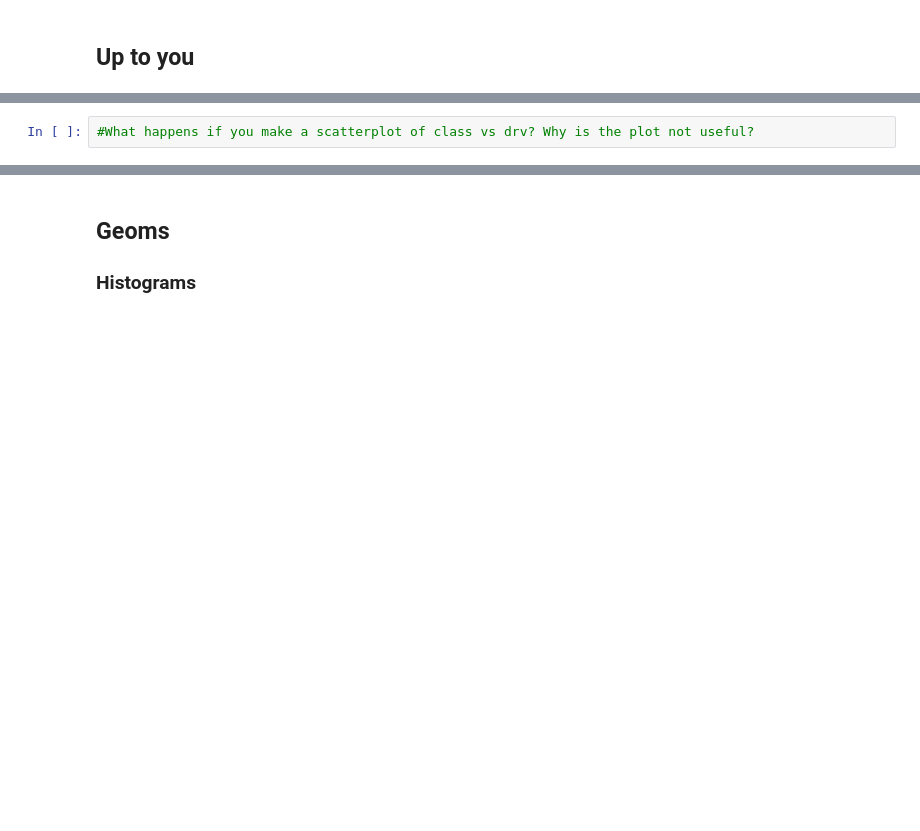
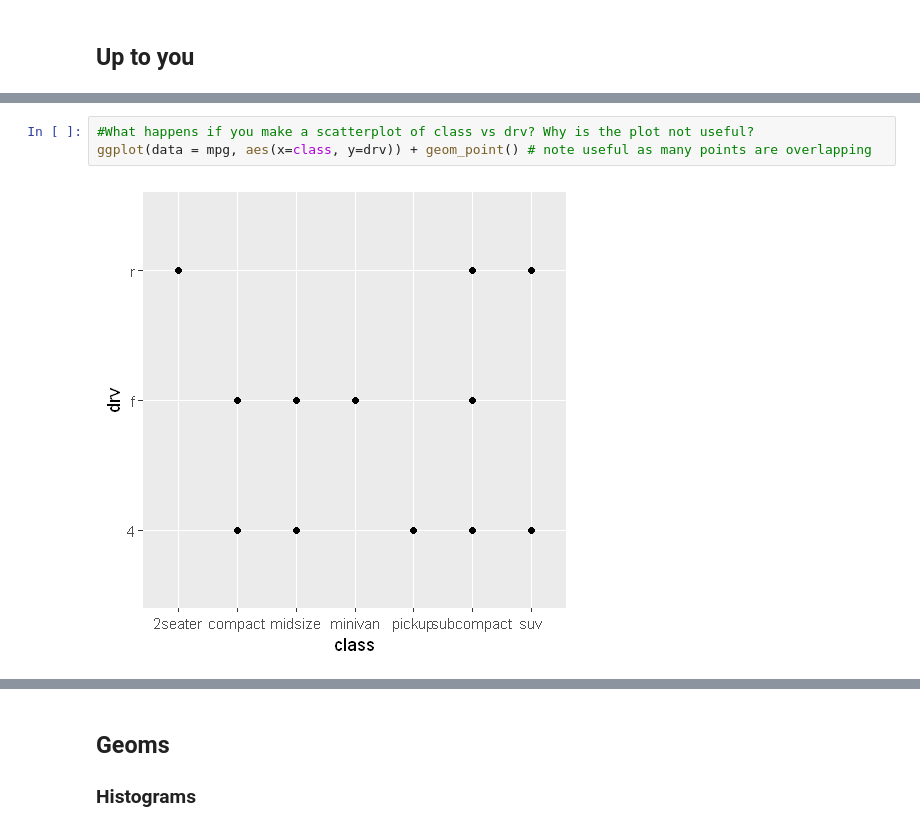
Before and after one commit to chrisflath/AIS_2019, a Jupyter notebook: notebooks/MPS_NB2_R_Visualization.ipynb, the cells around one changed output, grey strips where cells are left out. Drawn from its saved outputs; the diff is of its cells as text; blank space fills up the shorter version.

```diff
--- a/notebooks/MPS_NB2_R_Visualization.ipynb
+++ b/notebooks/MPS_NB2_R_Visualization.ipynb
@@ -47,4 +73,7 @@ geom_smooth(se = FALSE, method = "lm")
 # %%
 #What happens if you make a scatterplot of class vs drv? Why is the plot not useful?
+ggplot(data = mpg, aes(x=class, y=drv)) + geom_point() # note useful as many points are overlapping
+# %% [output]
+[figure, added]
 # %%
 #Use geom_count instead of geom_point to improve this
```
Also changed, not shown: parts of 10 cells of this notebook, 3 other files.
